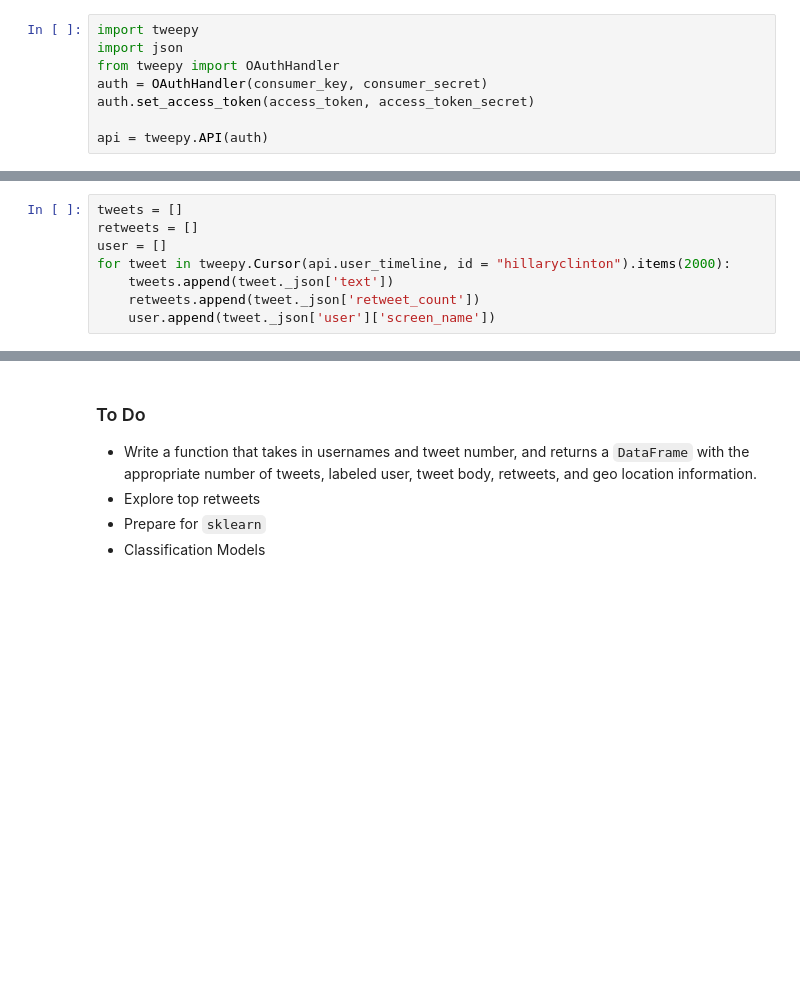
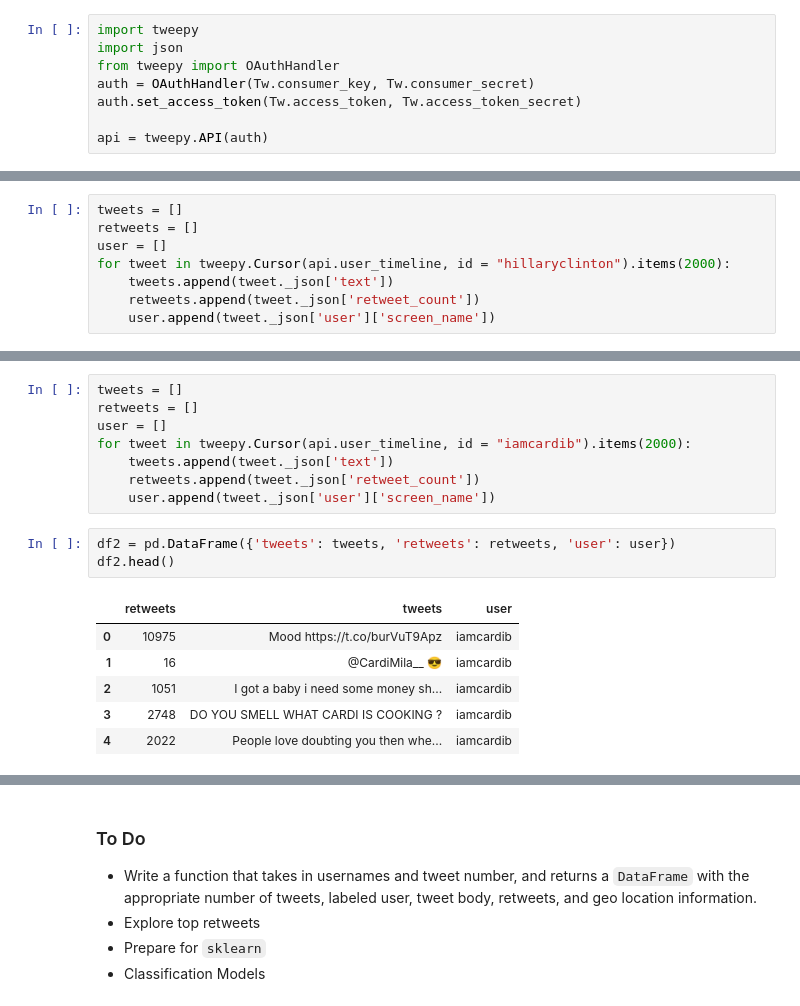
Before and after one commit to karenhao/DAT-NYC-6.13, a Jupyter notebook: 13-02-twitter-classifier.ipynb, the cells around one changed output, grey strips where cells are left out. Cells and saved outputs as stored; diff of their text form; blank space fills up the shorter version.

```diff
--- a/13-02-twitter-classifier.ipynb
+++ b/13-02-twitter-classifier.ipynb
@@ -30,8 +36,8 @@ In order to do this, we will review the process of retrieving a tweet and buildi
 import tweepy
 import json
 from tweepy import OAuthHandler
-auth = OAuthHandler(consumer_key, consumer_secret)
-auth.set_access_token(access_token, access_token_secret)
+auth = OAuthHandler(Tw.consumer_key, Tw.consumer_secret)
+auth.set_access_token(Tw.access_token, Tw.access_token_secret)
 
 api = tweepy.API(auth)
 # %%
@@ -77,0 +119,18 @@ df.head()
+# %%
+tweets = []
+retweets = []
+user = []
+for tweet in tweepy.Cursor(api.user_timeline, id = "iamcardib").items(2000):
+    tweets.append(tweet._json['text'])
+    retweets.append(tweet._json['retweet_count'])
+    user.append(tweet._json['user']['screen_name'])
+# %%
+df2 = pd.DataFrame({'tweets': tweets, 'retweets': retweets, 'user': user})
+df2.head()
+# %% [output]
+|  | retweets | tweets | user |
+| 0 | 10975 | Mood https://t.co/burVuT9Apz | iamcardib |
+| 1 | 16 | @CardiMila__ 😎 | iamcardib |
+| 2 | 1051 | I got a baby i need some money sh... | iamcardib |
+| 3 | 2748 | DO YOU SMELL WHAT CARDI IS COOKING ? | iamcardib |
+| 4 | 2022 | People love doubting you then whe... | iamcardib |
```
Also changed, not shown: parts of 17 cells of this notebook, 49 other files.
